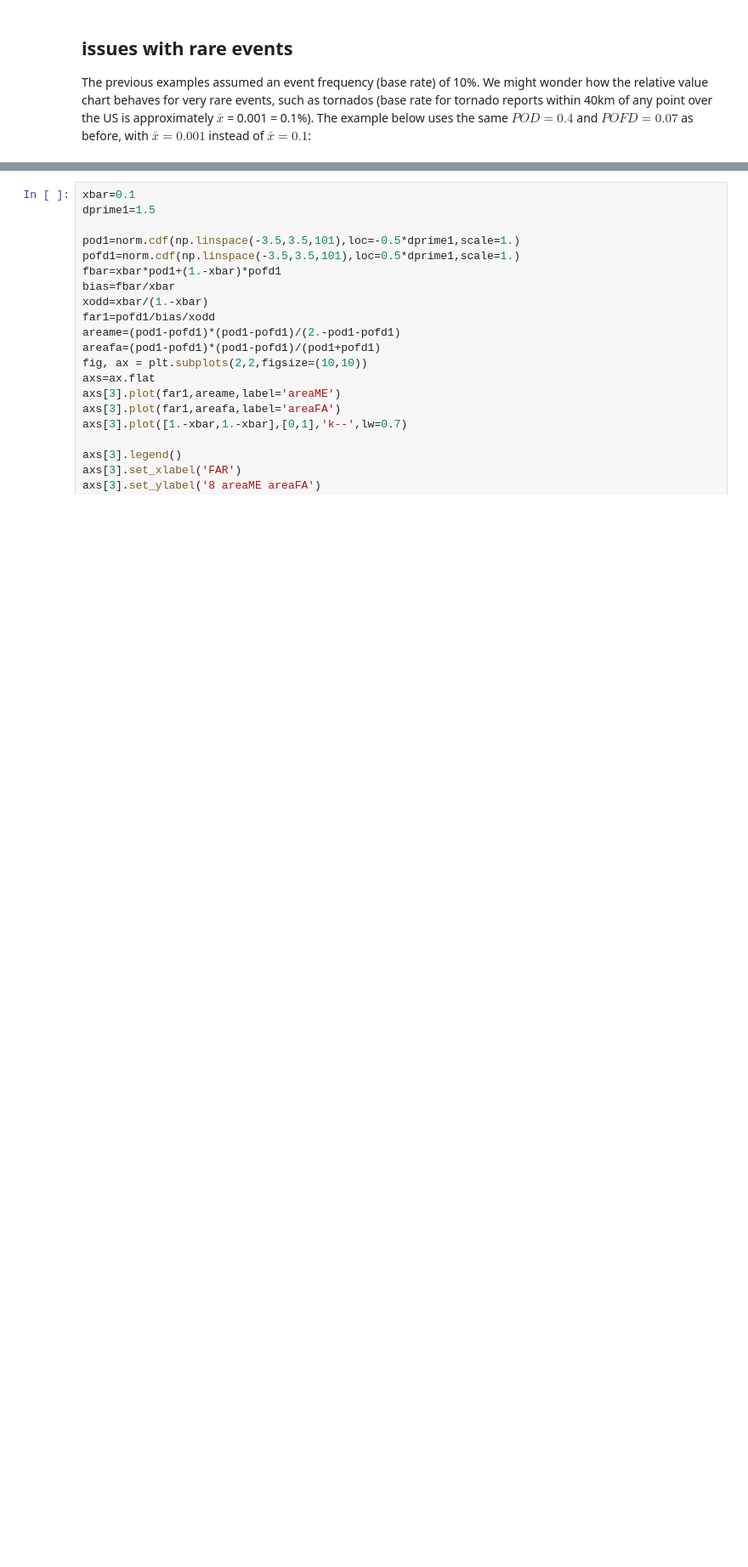
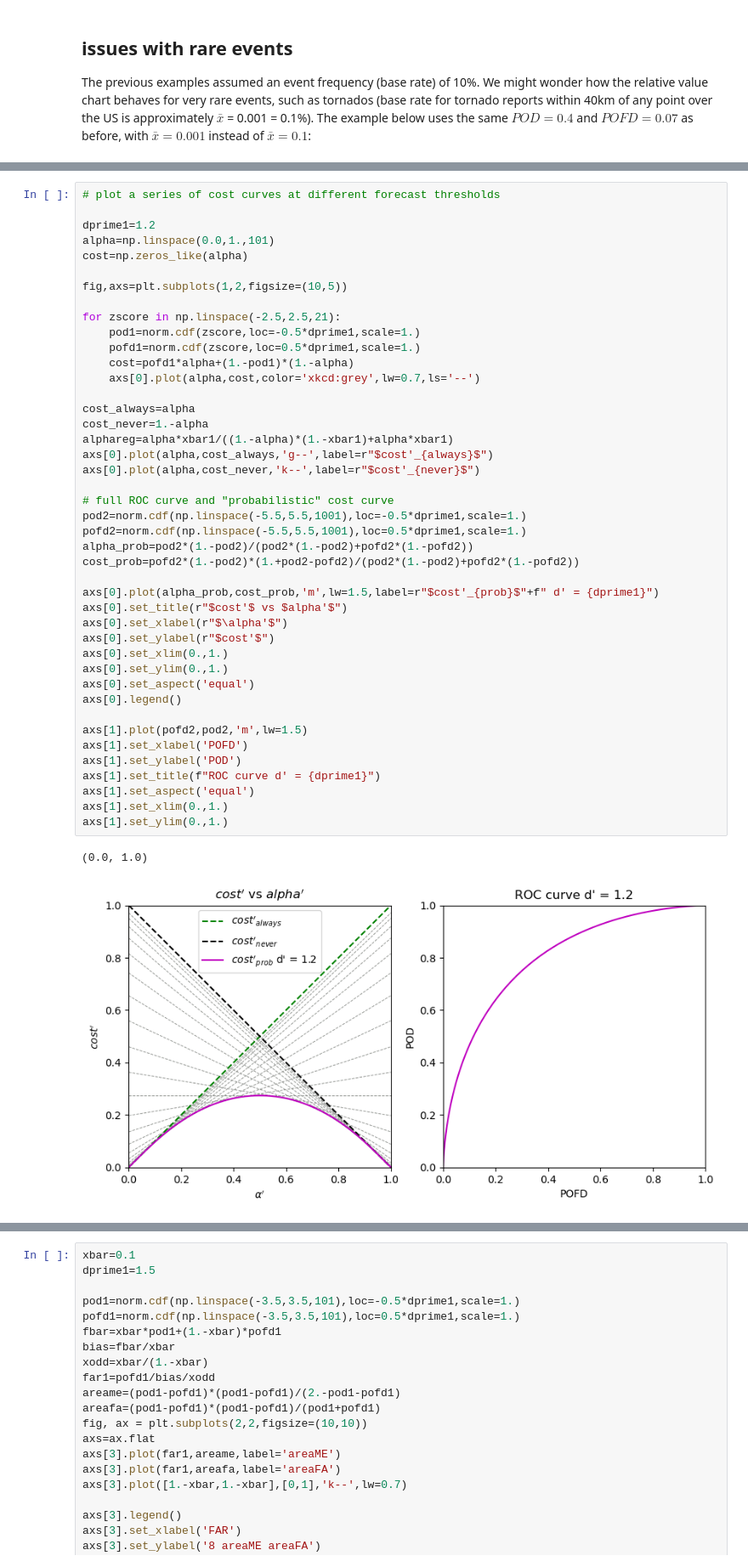
Before and after one commit to baldwin-ou/verification, a Jupyter notebook: cost_base_rate.ipynb, the cells around one changed output, grey strips where cells are left out. Shown: that part at 85% size. Drawn from its saved outputs; the diff is of its cells as text; blank space fills up the shorter version.

```diff
--- a/cost_base_rate.ipynb
+++ b/cost_base_rate.ipynb
@@ -434,0 +518,46 @@ array([1.00000000e-04, 1.00450014e-04, 1.00902052e-04, ...,
+# %%
+# plot a series of cost curves at different forecast thresholds
+
+dprime1=1.2
+alpha=np.linspace(0.0,1.,101)
+cost=np.zeros_like(alpha)
+
+fig,axs=plt.subplots(1,2,figsize=(10,5))
+
+for zscore in np.linspace(-2.5,2.5,21):
+    pod1=norm.cdf(zscore,loc=-0.5*dprime1,scale=1.)
+    pofd1=norm.cdf(zscore,loc=0.5*dprime1,scale=1.)
+    cost=pofd1*alpha+(1.-pod1)*(1.-alpha)
+    axs[0].plot(alpha,cost,color='xkcd:grey',lw=0.7,ls='--')
+
+cost_always=alpha
+cost_never=1.-alpha
+alphareg=alpha*xbar1/((1.-alpha)*(1.-xbar1)+alpha*xbar1)
+axs[0].plot(alpha,cost_always,'g--',label=r"$cost'_{always}$")
+axs[0].plot(alpha,cost_never,'k--',label=r"$cost'_{never}$")
+
+# full ROC curve and "probabilistic" cost curve
+pod2=norm.cdf(np.linspace(-5.5,5.5,1001),loc=-0.5*dprime1,scale=1.)
+pofd2=norm.cdf(np.linspace(-5.5,5.5,1001),loc=0.5*dprime1,scale=1.)
+alpha_prob=pod2*(1.-pod2)/(pod2*(1.-pod2)+pofd2*(1.-pofd2))
+cost_prob=pofd2*(1.-pod2)*(1.+pod2-pofd2)/(pod2*(1.-pod2)+pofd2*(1.-pofd2))
+
+axs[0].plot(alpha_prob,cost_prob,'m',lw=1.5,label=r"$cost'_{prob}$"+f" d' = {dprime1}")
+axs[0].set_title(r"$cost'$ vs $alpha'$")
+axs[0].set_xlabel(r"$\alpha'$")
+axs[0].set_ylabel(r"$cost'$")
+axs[0].set_xlim(0.,1.)
+axs[0].set_ylim(0.,1.)
+axs[0].set_aspect('equal')
+axs[0].legend()
+
+axs[1].plot(pofd2,pod2,'m',lw=1.5)
+axs[1].set_xlabel('POFD')
+axs[1].set_ylabel('POD')
+axs[1].set_title(f"ROC curve d' = {dprime1}")
+axs[1].set_aspect('equal')
+axs[1].set_xlim(0.,1.)
+axs[1].set_ylim(0.,1.)
+# %% [output]
+(0.0, 1.0)
+[figure, added]
```
Also changed, not shown: parts of 15 cells of this notebook.
